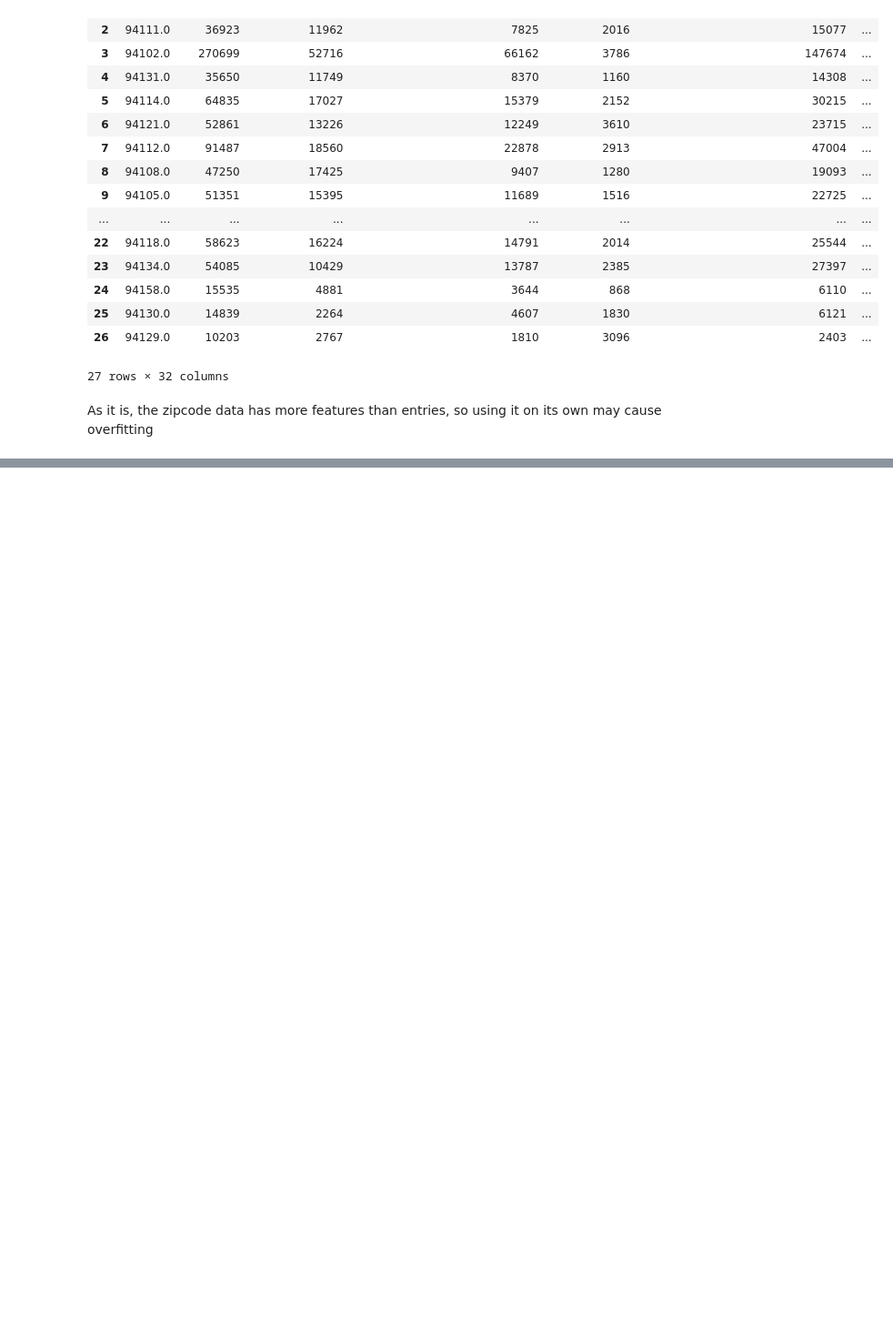
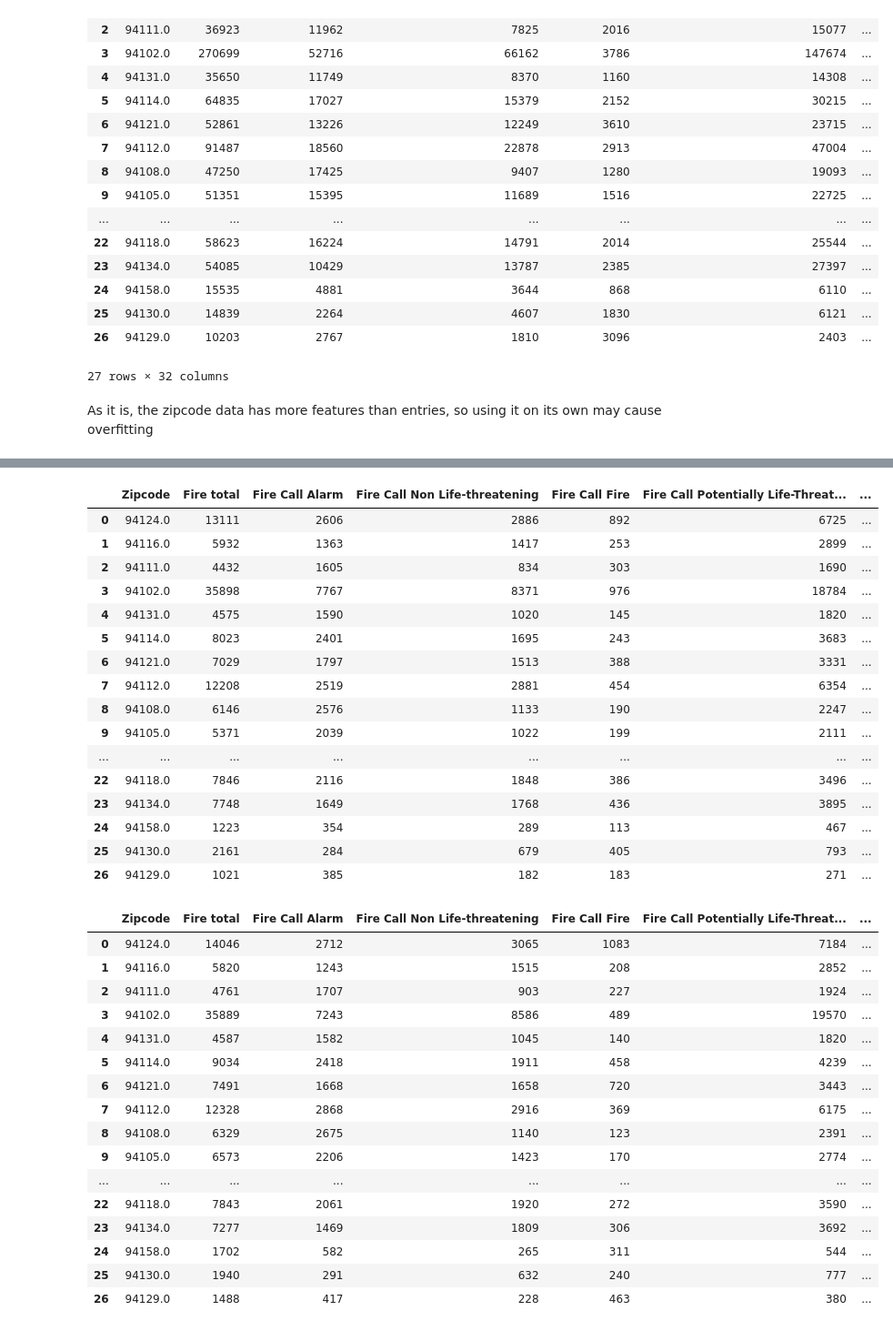
Before and after one commit to kddubey/ORIE4741Project, a Jupyter notebook: 6 - Location data.ipynb, the cells around one changed output, grey strips where cells are left out. Shown at 91% size. Cells and saved outputs as stored; diff of their text form; code cells hidden in the pictures; blank space fills up the shorter version.

```diff
--- a/6 - Location data.ipynb
+++ b/6 - Location data.ipynb
@@ -531,0 +622,5 @@ zipcode_data.to_csv(path_or_buf = 'building-permit-applications-data/zipcode_dat
+# %%
+zipcode_data_by_year = {}
+
+for i in range(2013, 2020):
+    zipcode_data_by_year[i] = pd.DataFrame({'Zipcode' : permit_zipcodes})
@@ -531,0 +650,18 @@ zipcode_data.to_csv(path_or_buf = 'building-permit-applications-data/zipcode_dat
+# %%
+restaurant_data_by_year = {}
+
+for i in range(2013, 2020):
+    min_of_year = year_beginnings[i]
+    max_of_year = year_ends[i]
+
+    restaurant_data_by_year[i] = restaurant_data.loc[(pd.to_datetime(restaurant_data['inspection_date'], format='%m/%d/%Y %I:%M:%S %p') \
+>= min_of_year) & (pd.to_datetime(restaurant_data['inspection_date'], format='%m/%d/%Y %I:%M:%S %p') < max_of_year)]
+# %%
+for i in range(2013, 2020):
+    print("Fire entries in %d: " % i, end = '')
+    print(len(fire_data_by_year[i]))
+    print("Business entries in %d: " % i, end = '')
+    print(len(business_data_by_year[i]))
+    print("Restaurant entries in %d: " % i, end = '')
+    print(len(restaurant_data_by_year[i]))
+    print()
@@ -531,0 +686,55 @@ zipcode_data.to_csv(path_or_buf = 'building-permit-applications-data/zipcode_dat
+# %%
+# Fire data
+
+for i in range(2013, 2020):
+    zipcode_curr = zipcode_data_by_year[i]
+    fire_curr = fire_data_by_year[i]
+
+    zipcode_curr['Fire total'] = [np.sum(fire_curr['Zipcode of Incident'] == z) for z in permit_zipcodes]
+
+    # Call type
+    # Use fire_data.loc so that the order stays the same
+    for t in fire_data.loc[fire_data['Call Type Group'].notna()]['Call Type Group'].unique():
+        zipcode_curr['Fire Call ' + t] = [np.sum((fire_curr['Zipcode of Incident'] == z) & (fire_curr['Call Type Group'] == t)) for z in permit_zipcodes]
+
+    # Transport, final priority
+    zipcode_curr['Fire Transport'] = [np.sum((fire_curr['Zipcode of Incident'] == z) & (fire_curr['Transport'])) for z in permit_zipcodes]
+    zipcode_curr['Fire Priority 3'] = [np.sum((fire_curr['Zipcode of Incident'] == z) & (fire_curr['Final Priority'] == 3)) for z in permit_zipcodes]
+# %%
+for i in range(2013, 2020):
+    display(zipcode_data_by_year[i])
+# %% [output]
+|  | Zipcode | Fire total | Fire Call Alarm | Fire Call Non Life-threatening | Fire Call Fire | Fire Call Potentially Life-Threat... | ... |
+| 0 | 94124.0 | 13111 | 2606 | 2886 | 892 | 6725 | ... |
+| 1 | 94116.0 | 5932 | 1363 | 1417 | 253 | 2899 | ... |
+| 2 | 94111.0 | 4432 | 1605 | 834 | 303 | 1690 | ... |
+| 3 | 94102.0 | 35898 | 7767 | 8371 | 976 | 18784 | ... |
+| 4 | 94131.0 | 4575 | 1590 | 1020 | 145 | 1820 | ... |
+| 5 | 94114.0 | 8023 | 2401 | 1695 | 243 | 3683 | ... |
+| 6 | 94121.0 | 7029 | 1797 | 1513 | 388 | 3331 | ... |
+| 7 | 94112.0 | 12208 | 2519 | 2881 | 454 | 6354 | ... |
+| 8 | 94108.0 | 6146 | 2576 | 1133 | 190 | 2247 | ... |
+| 9 | 94105.0 | 5371 | 2039 | 1022 | 199 | 2111 | ... |
+| ... | ... | ... | ... | ... | ... | ... | ... |
+| 22 | 94118.0 | 7846 | 2116 | 1848 | 386 | 3496 | ... |
+| 23 | 94134.0 | 7748 | 1649 | 1768 | 436 | 3895 | ... |
+| 24 | 94158.0 | 1223 | 354 | 289 | 113 | 467 | ... |
+| 25 | 94130.0 | 2161 | 284 | 679 | 405 | 793 | ... |
+| 26 | 94129.0 | 1021 | 385 | 182 | 183 | 271 | ... |
+|  | Zipcode | Fire total | Fire Call Alarm | Fire Call Non Life-threatening | Fire Call Fire | Fire Call Potentially Life-Threat... | ... |
+| 0 | 94124.0 | 14046 | 2712 | 3065 | 1083 | 7184 | ... |
+| 1 | 94116.0 | 5820 | 1243 | 1515 | 208 | 2852 | ... |
+| 2 | 94111.0 | 4761 | 1707 | 903 | 227 | 1924 | ... |
+| 3 | 94102.0 | 35889 | 7243 | 8586 | 489 | 19570 | ... |
+| 4 | 94131.0 | 4587 | 1582 | 1045 | 140 | 1820 | ... |
+| 5 | 94114.0 | 9034 | 2418 | 1911 | 458 | 4239 | ... |
+| 6 | 94121.0 | 7491 | 1668 | 1658 | 720 | 3443 | ... |
+| 7 | 94112.0 | 12328 | 2868 | 2916 | 369 | 6175 | ... |
+| 8 | 94108.0 | 6329 | 2675 | 1140 | 123 | 2391 | ... |
+| 9 | 94105.0 | 6573 | 2206 | 1423 | 170 | 2774 | ... |
+| ... | ... | ... | ... | ... | ... | ... | ... |
+| 22 | 94118.0 | 7843 | 2061 | 1920 | 272 | 3590 | ... |
+| 23 | 94134.0 | 7277 | 1469 | 1809 | 306 | 3692 | ... |
+| 24 | 94158.0 | 1702 | 582 | 265 | 311 | 544 | ... |
+| 25 | 94130.0 | 1940 | 291 | 632 | 240 | 777 | ... |
+| 26 | 94129.0 | 1488 | 417 | 228 | 463 | 380 | ... |
```
Also changed, not shown: parts of 23 cells of this notebook, 7 other files.
